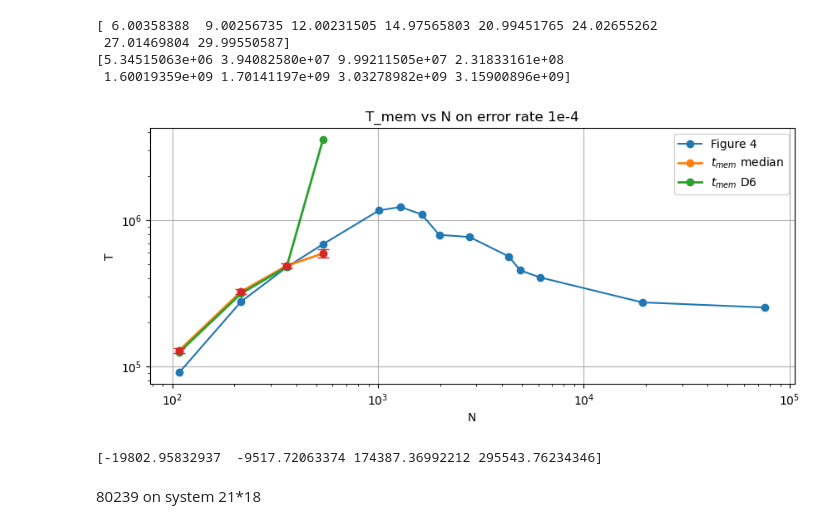
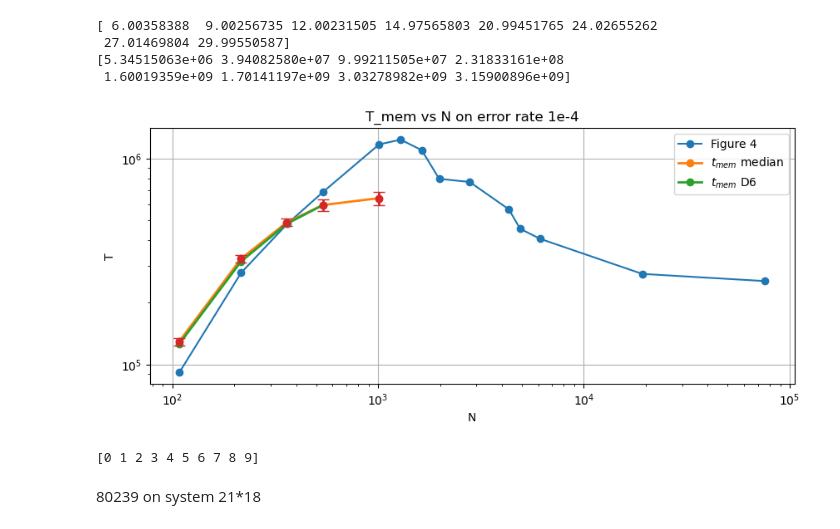
Before and after one commit to toM0dots/XYZ-color-code, a Jupyter notebook: XYZ_color_code/plots.ipynb, the cells around one changed output. Saved outputs shown, nothing was run; the diff lists cells and outputs as text; code cells hidden in the pictures.

```diff
--- a/XYZ_color_code/plots.ipynb
+++ b/XYZ_color_code/plots.ipynb
@@ -45,41 +45,42 @@ x2 = [9*6*2, 12*9*2, 15*12*2, 18*15*2, 24*21*2, 27*24*2, 30*27*2, 33*30*2]
 
 y1 = [13405,  90925, 208825, 258269, 188794, 457136, 407294, 465479, 493240]
 y_cluster_average = [196939.23, 454575.45, 465086.60, 784816.2379737338, 846968.2452267989, 830070.99, 1011249.57, 595083.54] # old p3 565858.44, p5 900256.45
-y_cluster_median = [128982.53166328174, 325967.60427977063 , 489292.7397302099, 594517.6844203]
+y_cluster_median = [128982.53166328174, 325967.60427977063 , 489292.7397302099, 594517.6844203, 641821.9730639318]
 y_cluster_average_errors =np.array([193186.85940845884, 451146.2475924803, 435410.29401515675, 849992.2276031172, 722819.9925231488, 722819.9925231488,840505.005540005,  536155.3733768093])
-y_cluster_median_errors = np.array([5661.540116310177,  13008.384543489783 , 20752.96101660351, 36577.315156080775])
+y_cluster_median_errors = np.array([5661.540116310177,  13008.384543489783 , 20752.96101660351, 36577.315156080775, 47339.56337280767])
 stand_error = [ 11153.64852834,  26046.94074914,  21770.51470076 , 60103.5268094, 59018.00525214, 102222.18365807, 265791.02022789,169547.21596087]
-y_d6 = [62671.439657828014, 158052.41460206365, 240720.79728408944, 1780122.893527517]
-y_d6_errors = [  0.0,  0.0,  0.0,  104186.79872696055]
-diff = np.array(y_d6)/2 - np.array(y_cluster_median)
+y_d6 = [62671.439657828014, 158052.41460206365, 240720.79728408944, 297258.84221015]
+y_d6_errors = [  2079.8517008538256,  4834.330094148075,  9979.15384422089,  18288.657578040387]
+# diff = np.array(y_d6)*2 - np.array(y_cluster_median)
 # %%
 plt.figure(figsize=(10, 4))
 plt.plot(T, N, 'o-', label='Figure 4')
 # plt.plot(x1, y1, 'o', label='bkl steps', linewidth=2)
 # plt.plot(x2, y_cluster_average, 'o-', label=r'$t_{mem}$ average', linewidth=2)
-plt.plot(x2[:4], y_cluster_median, 'o-', label=r'$t_{mem}$ median', linewidth=2)
+plt.plot(x2[:5], y_cluster_median, 'o-', label=r'$t_{mem}$ median', linewidth=2)
 plt.plot(x2[:4], np.array(y_d6)*2, 'o-', label=r'$t_{mem}$ D6', linewidth=2)
-plt.errorbar(x2[:4], y_cluster_median, yerr= y_cluster_median_errors , fmt='o', linewidth=2, capsize=5)
+plt.errorbar(x2[:5], y_cluster_median, yerr= y_cluster_median_errors , fmt='o', linewidth=2, capsize=5)
 # plt.plot(x2[:4],diff)
 # plt.errorbar(x2, y_cluster_average, yerr= stand_error , fmt='o', linewidth=2, capsize=5)
 # plt.plot(x2, y_cluster_average, 'o-', label='ratio')
 
 plt.xlabel('N')
 plt.ylabel('T')
 plt.xscale('log')
 plt.yscale('log')
 plt.title('T_mem vs N on error rate 1e-4')
 # plt.ylim(1e, 1e6)
 plt.grid()
 plt.legend()
 plt.savefig('T_mem_vs_N.png')
 plt.show()
 # %% [output]
-[figure, old version]
+[figure, new version]
-# %%
-print(diff)
-# %% [output]
-[-19802.95832937  -9517.72063374 174387.36992212 295543.76234346]
+# %%
+import numpy as np
+print(np.arange(10))
+# %% [output]
+[0 1 2 3 4 5 6 7 8 9]
 # %% [markdown]
 80239 on system 21*18
 # %%
```
Also changed, not shown: parts of 3 cells of this notebook, 6 other files.
